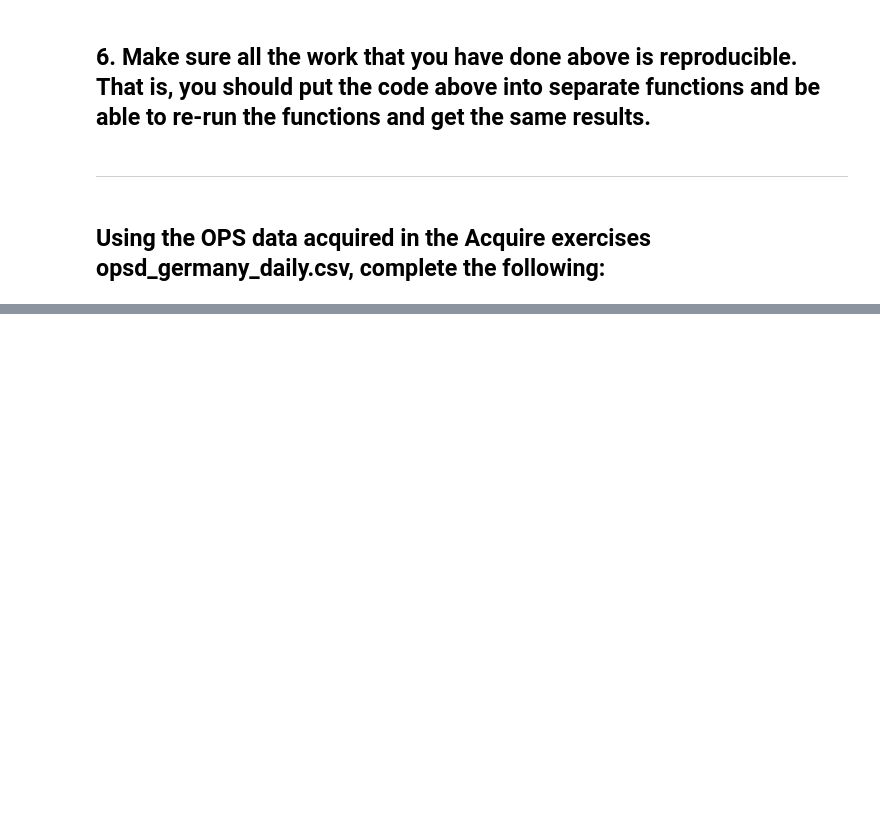
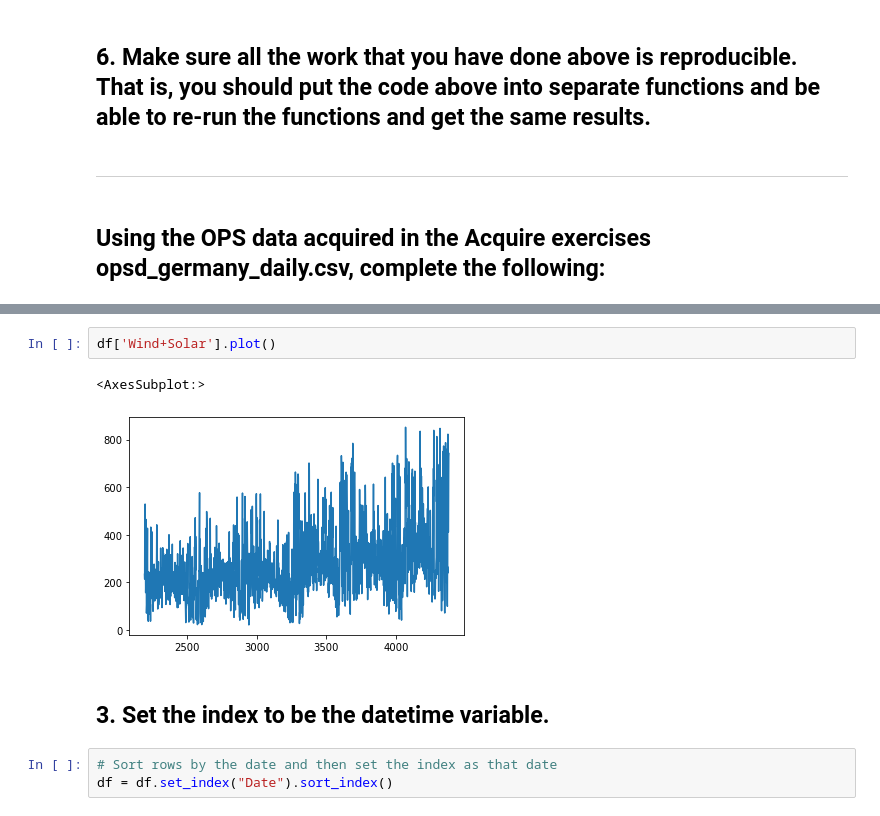
Before and after one commit to justin-m-sullivan/time-series-exercises, a Jupyter notebook: prepare.ipynb, the cells around one changed output, grey strips where cells are left out. Saved outputs shown, nothing was run; the diff lists cells and outputs as text; blank space fills up the shorter version.

```diff
--- a/prepare.ipynb
+++ b/prepare.ipynb
@@ -89,0 +181,10 @@ df['sales_total'] = df.sale_amount.apply(lambda x: x * df.item_price)
+# %%
+df['Wind+Solar'].plot()
+# %% [output]
+<AxesSubplot:>
+[figure, added]
+# %% [markdown]
+## 3. Set the index to be the datetime variable.
+# %%
+# Sort rows by the date and then set the index as that date
+df = df.set_index("Date").sort_index()
```
Also changed, not shown: parts of 27 cells of this notebook.
